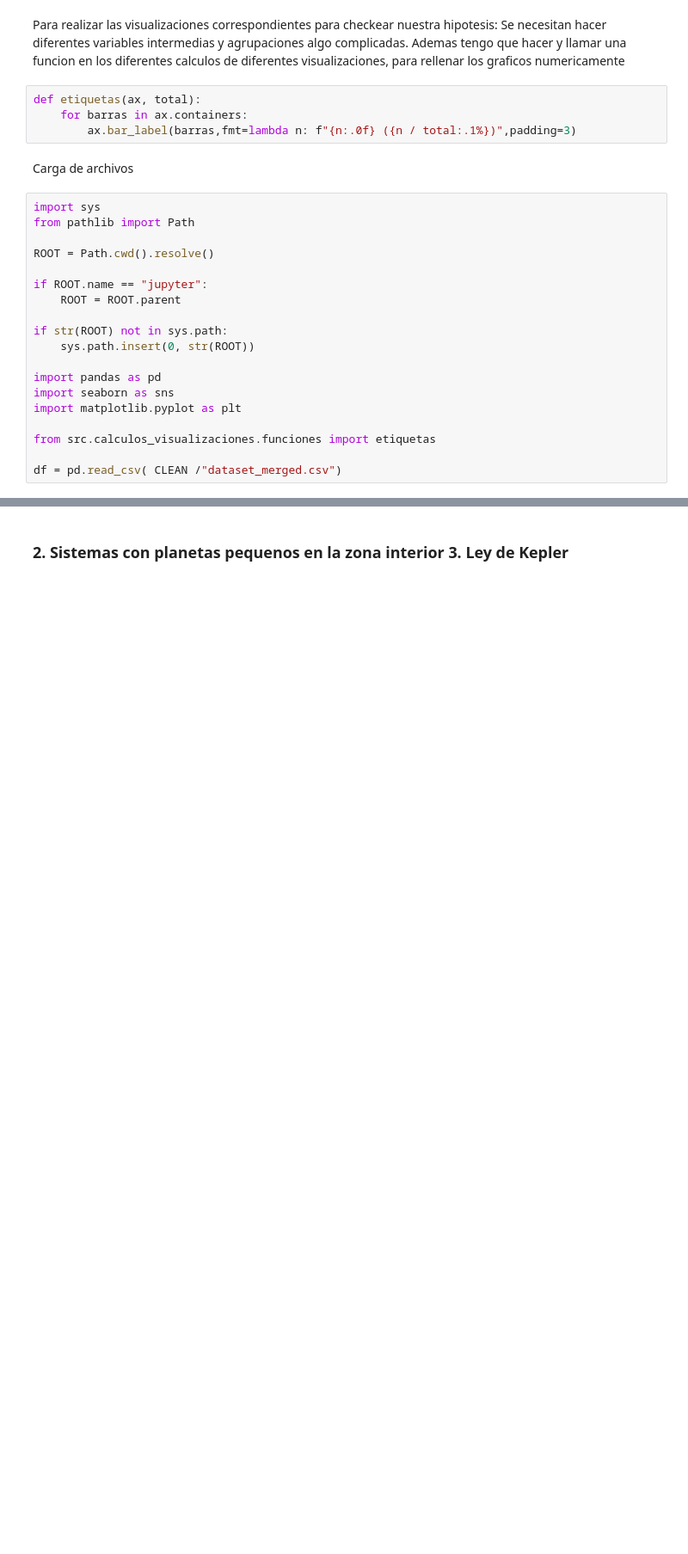
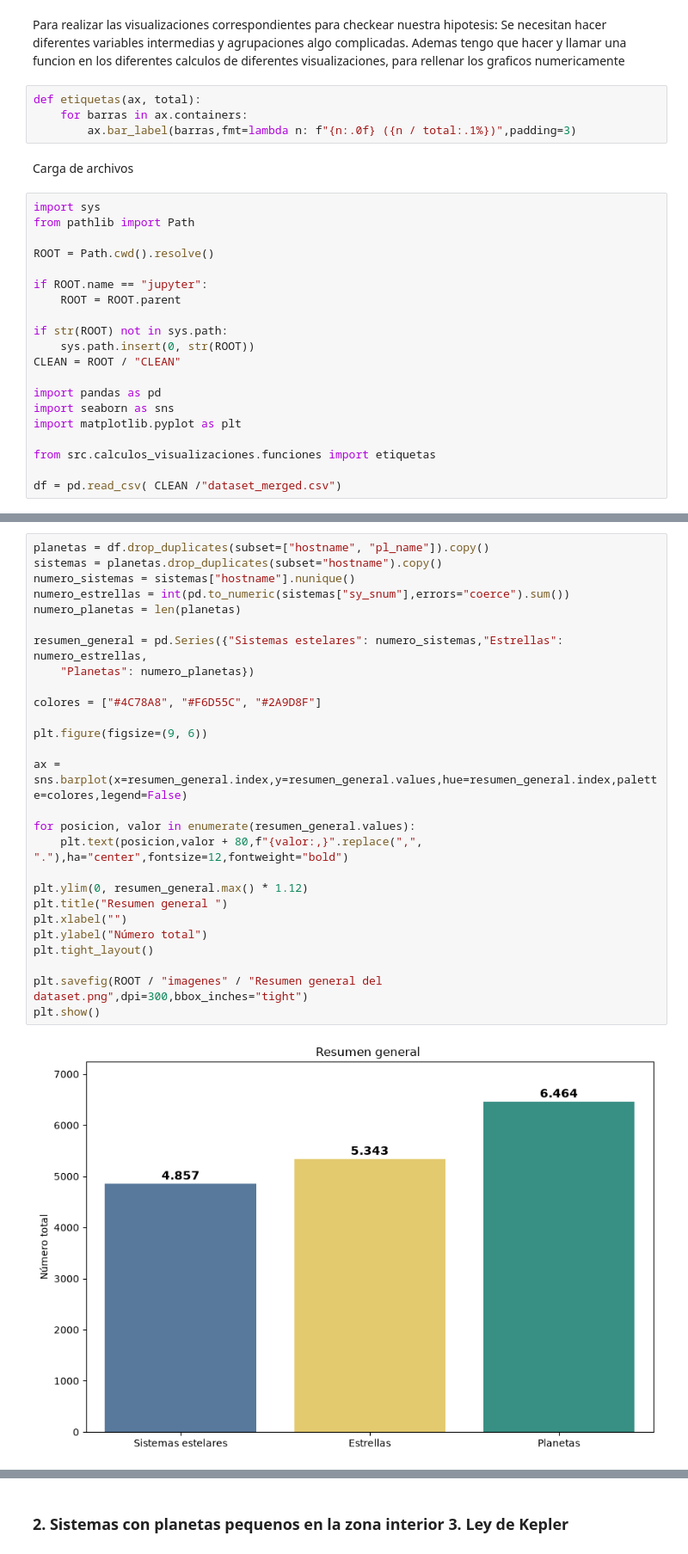
Before and after one commit to AitorMasa/Exoplanetas-y-sistemas-extrasolares, a Jupyter notebook: jupyter/4-visualizaciones_sistemas.ipynb, the cells around one changed output, grey strips where cells are left out. Shown at 86% size. Drawn from its saved outputs; the diff is of its cells as text; blank space fills up the shorter version.

```diff
--- a/jupyter/4-visualizaciones_sistemas.ipynb
+++ b/jupyter/4-visualizaciones_sistemas.ipynb
@@ -21,6 +21,7 @@ if ROOT.name == "jupyter":
 
 if str(ROOT) not in sys.path:
     sys.path.insert(0, str(ROOT))
+CLEAN = ROOT / "CLEAN"
 
 import pandas as pd
 import seaborn as sns
@@ -33,0 +35,29 @@ df = pd.read_csv( CLEAN /"dataset_merged.csv")
+# %%
+planetas = df.drop_duplicates(subset=["hostname", "pl_name"]).copy()
+sistemas = planetas.drop_duplicates(subset="hostname").copy()
+numero_sistemas = sistemas["hostname"].nunique()
+numero_estrellas = int(pd.to_numeric(sistemas["sy_snum"],errors="coerce").sum())
+numero_planetas = len(planetas)
+
+resumen_general = pd.Series({"Sistemas estelares": numero_sistemas,"Estrellas": numero_estrellas,
+    "Planetas": numero_planetas})
+
+colores = ["#4C78A8", "#F6D55C", "#2A9D8F"]
+
+plt.figure(figsize=(9, 6))
+
+ax = sns.barplot(x=resumen_general.index,y=resumen_general.values,hue=resumen_general.index,palette=colores,legend=False)
+
+for posicion, valor in enumerate(resumen_general.values):
+    plt.text(posicion,valor + 80,f"{valor:,}".replace(",", "."),ha="center",fontsize=12,fontweight="bold")
+
+plt.ylim(0, resumen_general.max() * 1.12)
+plt.title("Resumen general ")
+plt.xlabel("")
+plt.ylabel("Número total")
+plt.tight_layout()
+
+plt.savefig(ROOT / "imagenes" / "Resumen general del dataset.png",dpi=300,bbox_inches="tight")
+plt.show()
+# %% [output]
+[figure, added]
```
Also changed, not shown: parts of 9 cells of this notebook, 13 other files.
